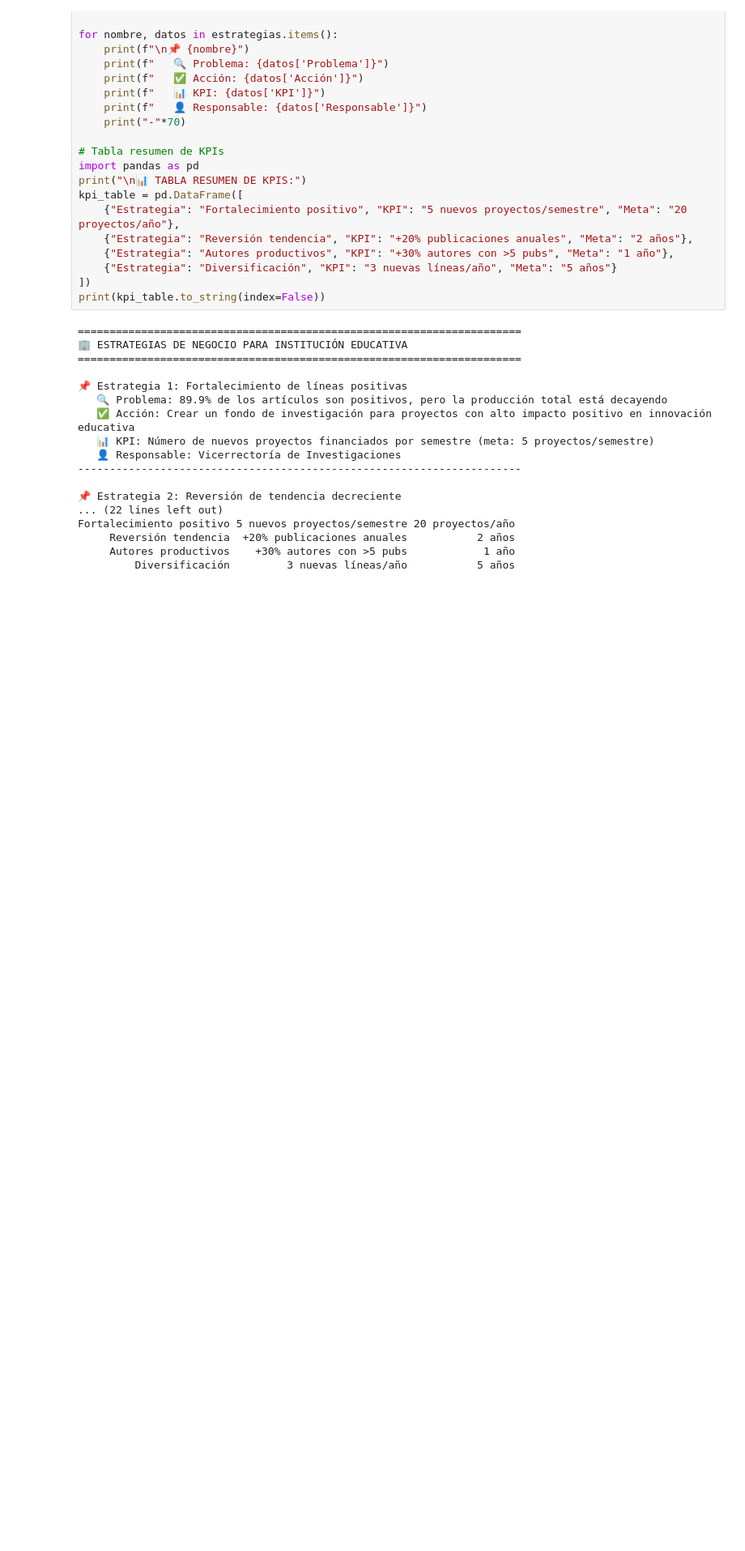
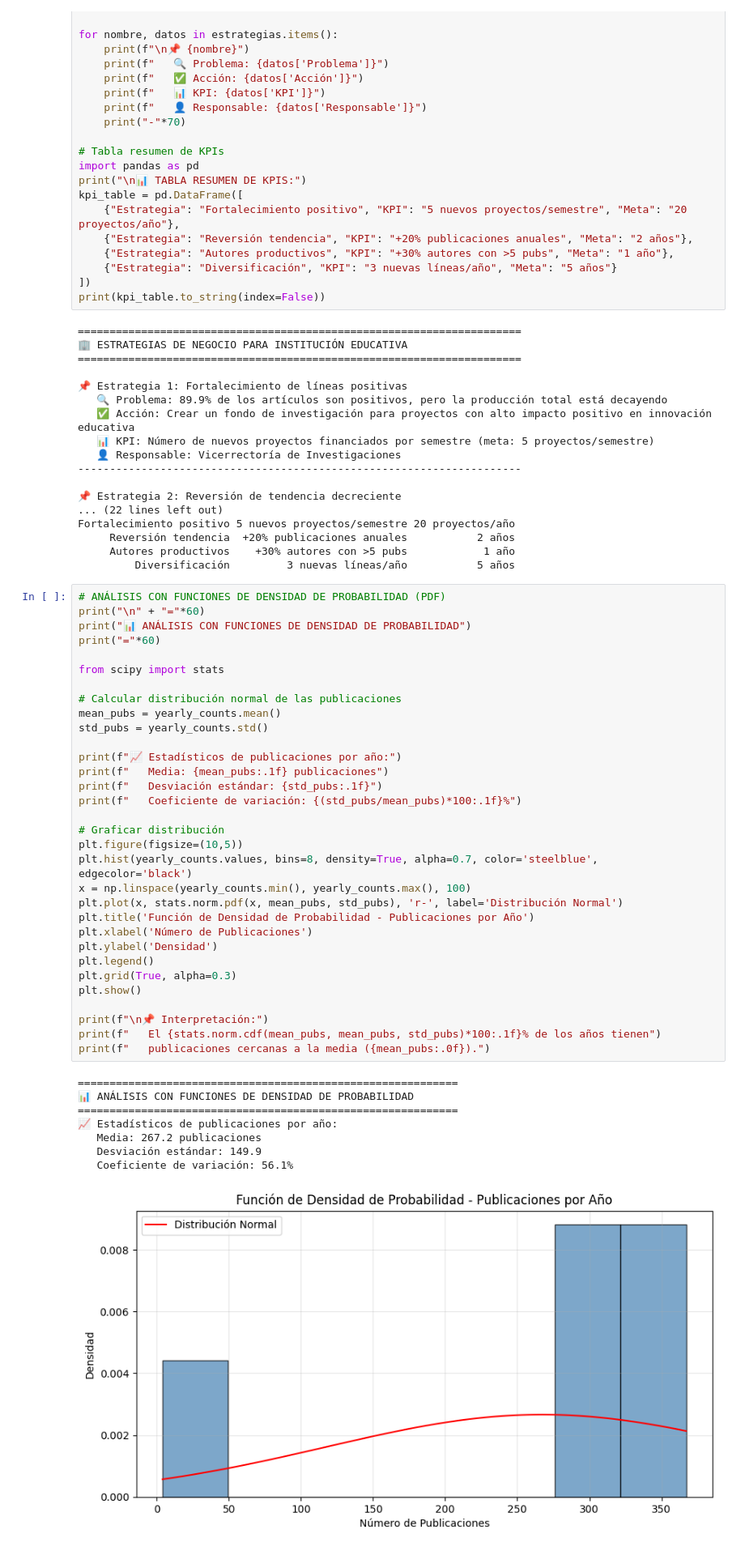
Before and after one commit to lilianamendoza-cyber/Dashboard-Liliana-Mendoza, a Jupyter notebook: Guía_de_aprendizaje_Fase_4_Dash_Board.ipynb, the cells around one changed output. Shown at 81% size. Drawn from its saved outputs; the diff is of its cells as text; blank space fills up the shorter version.

```diff
--- a/Guía_de_aprendizaje_Fase_4_Dash_Board.ipynb
+++ b/Guía_de_aprendizaje_Fase_4_Dash_Board.ipynb
@@ -721,3 +775,44 @@ Fortalecimiento positivo 5 nuevos proyectos/semestre 20 proyectos/año
      Reversión tendencia  +20% publicaciones anuales           2 años
      Autores productivos    +30% autores con >5 pubs            1 año
          Diversificación         3 nuevas líneas/año           5 años
+# %%
+# ANÁLISIS CON FUNCIONES DE DENSIDAD DE PROBABILIDAD (PDF)
+print("\n" + "="*60)
+print("📊 ANÁLISIS CON FUNCIONES DE DENSIDAD DE PROBABILIDAD")
+print("="*60)
+
+from scipy import stats
+
+# Calcular distribución normal de las publicaciones
+mean_pubs = yearly_counts.mean()
+std_pubs = yearly_counts.std()
+
+print(f"📈 Estadísticos de publicaciones por año:")
+print(f"   Media: {mean_pubs:.1f} publicaciones")
+print(f"   Desviación estándar: {std_pubs:.1f}")
+print(f"   Coeficiente de variación: {(std_pubs/mean_pubs)*100:.1f}%")
+
+# Graficar distribución
+plt.figure(figsize=(10,5))
+plt.hist(yearly_counts.values, bins=8, density=True, alpha=0.7, color='steelblue', edgecolor='black')
+x = np.linspace(yearly_counts.min(), yearly_counts.max(), 100)
+plt.plot(x, stats.norm.pdf(x, mean_pubs, std_pubs), 'r-', label='Distribución Normal')
+plt.title('Función de Densidad de Probabilidad - Publicaciones por Año')
+plt.xlabel('Número de Publicaciones')
+plt.ylabel('Densidad')
+plt.legend()
+plt.grid(True, alpha=0.3)
+plt.show()
+
+print(f"\n📌 Interpretación:")
+print(f"   El {stats.norm.cdf(mean_pubs, mean_pubs, std_pubs)*100:.1f}% de los años tienen")
+print(f"   publicaciones cercanas a la media ({mean_pubs:.0f}).")
+# %% [output]
+============================================================
+📊 ANÁLISIS CON FUNCIONES DE DENSIDAD DE PROBABILIDAD
+============================================================
+📈 Estadísticos de publicaciones por año:
+   Media: 267.2 publicaciones
+   Desviación estándar: 149.9
+   Coeficiente de variación: 56.1%
+[figure, added]
```
Also changed, not shown: parts of 10 cells of this notebook.
